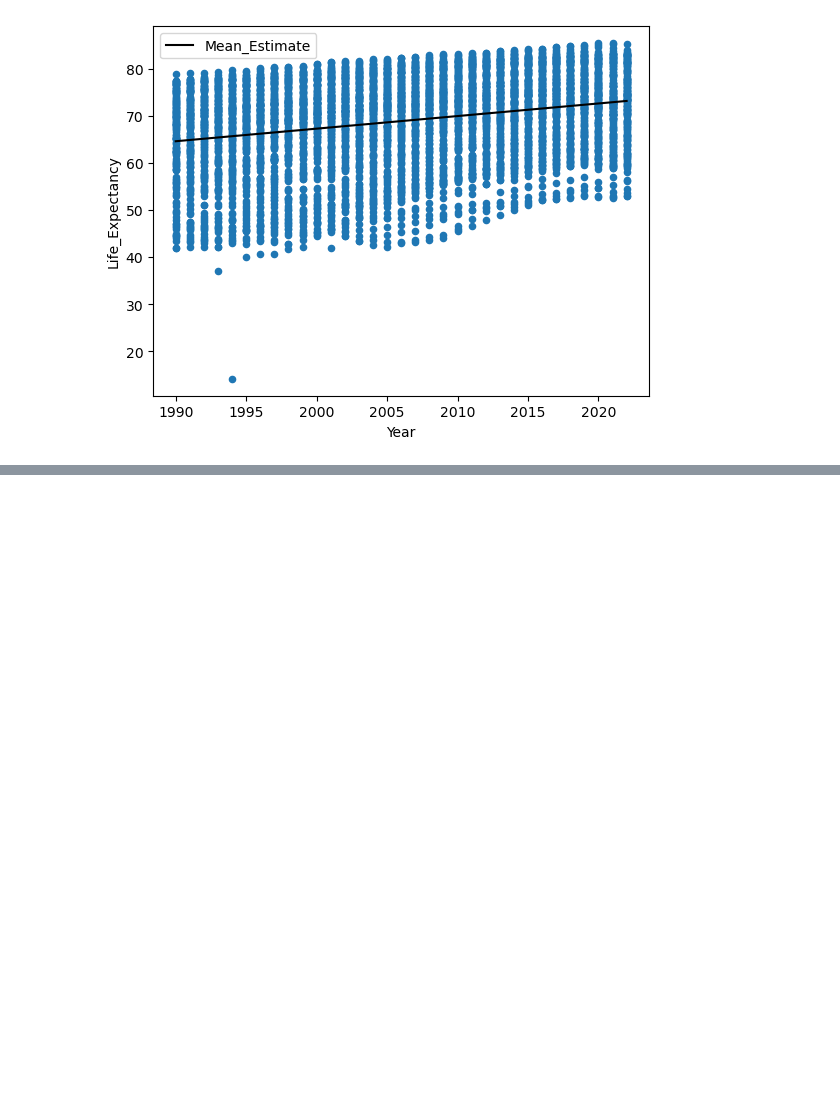
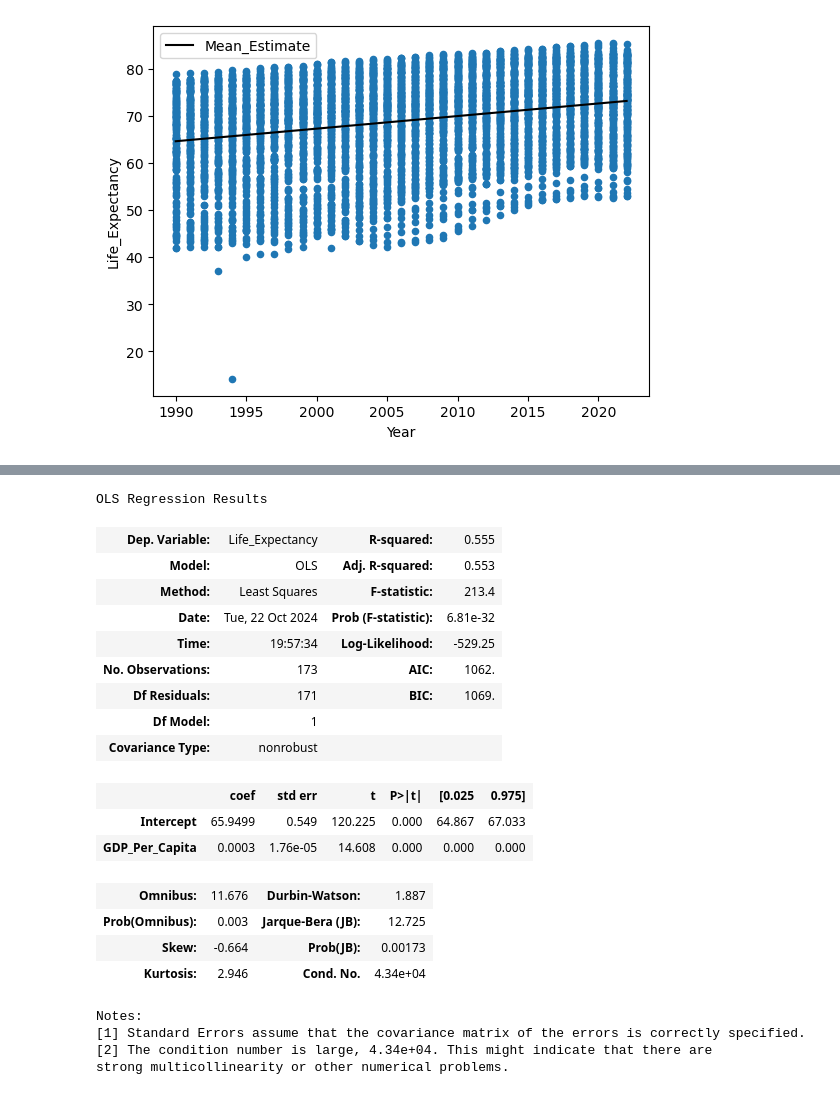
Before and after one commit to nss-data-science-cohort-8/un-linear-regression-JEFFDAVISJR, a Jupyter notebook: notebooks/UN_Linear_Regression.ipynb, the cells around one changed output, grey strips where cells are left out. Cells and saved outputs as stored; diff of their text form; code cells hidden in the pictures; blank space fills up the shorter version.

```diff
--- a/notebooks/UN_Linear_Regression.ipynb
+++ b/notebooks/UN_Linear_Regression.ipynb
@@ -157,0 +140,25 @@ actual_estimates.plot(kind="line", x="Year",y="Actual_Estimate", color = "grey",
+# %%
+lr_gdp_le = smf.ols("Life_Expectancy ~ GDP_Per_Capita", data=gdp_le_2021).fit()
+lr_gdp_le.summary()
+# %% [output]
+OLS Regression Results
+| Dep. Variable: | Life_Expectancy | R-squared: | 0.555 |
+| Model: | OLS | Adj. R-squared: | 0.553 |
+| Method: | Least Squares | F-statistic: | 213.4 |
+| Date: | Tue, 22 Oct 2024 | Prob (F-statistic): | 6.81e-32 |
+| Time: | 19:57:34 | Log-Likelihood: | -529.25 |
+| No. Observations: | 173 | AIC: | 1062. |
+| Df Residuals: | 171 | BIC: | 1069. |
+| Df Model: | 1 |  |  |
+| Covariance Type: | nonrobust |  |  |
+|  | coef | std err | t | P>|t| | [0.025 | 0.975] |
+| Intercept | 65.9499 | 0.549 | 120.225 | 0.000 | 64.867 | 67.033 |
+| GDP_Per_Capita | 0.0003 | 1.76e-05 | 14.608 | 0.000 | 0.000 | 0.000 |
+| Omnibus: | 11.676 | Durbin-Watson: | 1.887 |
+| Prob(Omnibus): | 0.003 | Jarque-Bera (JB): | 12.725 |
+| Skew: | -0.664 | Prob(JB): | 0.00173 |
+| Kurtosis: | 2.946 | Cond. No. | 4.34e+04 |
+Notes:
+[1] Standard Errors assume that the covariance matrix of the errors is correctly specified.
+[2] The condition number is large, 4.34e+04. This might indicate that there are
+strong multicollinearity or other numerical problems.
```
Also changed, not shown: parts of 13 cells of this notebook.
